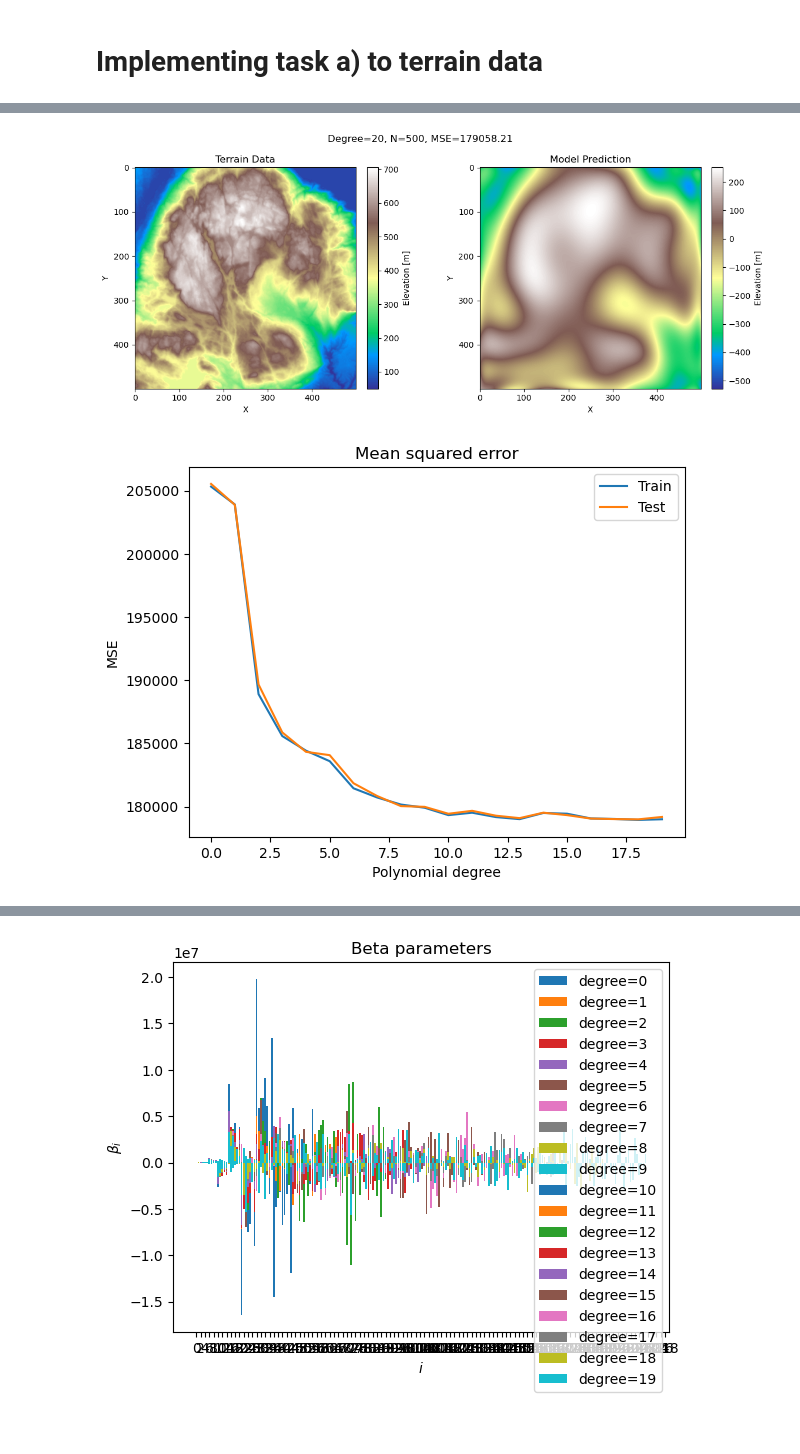
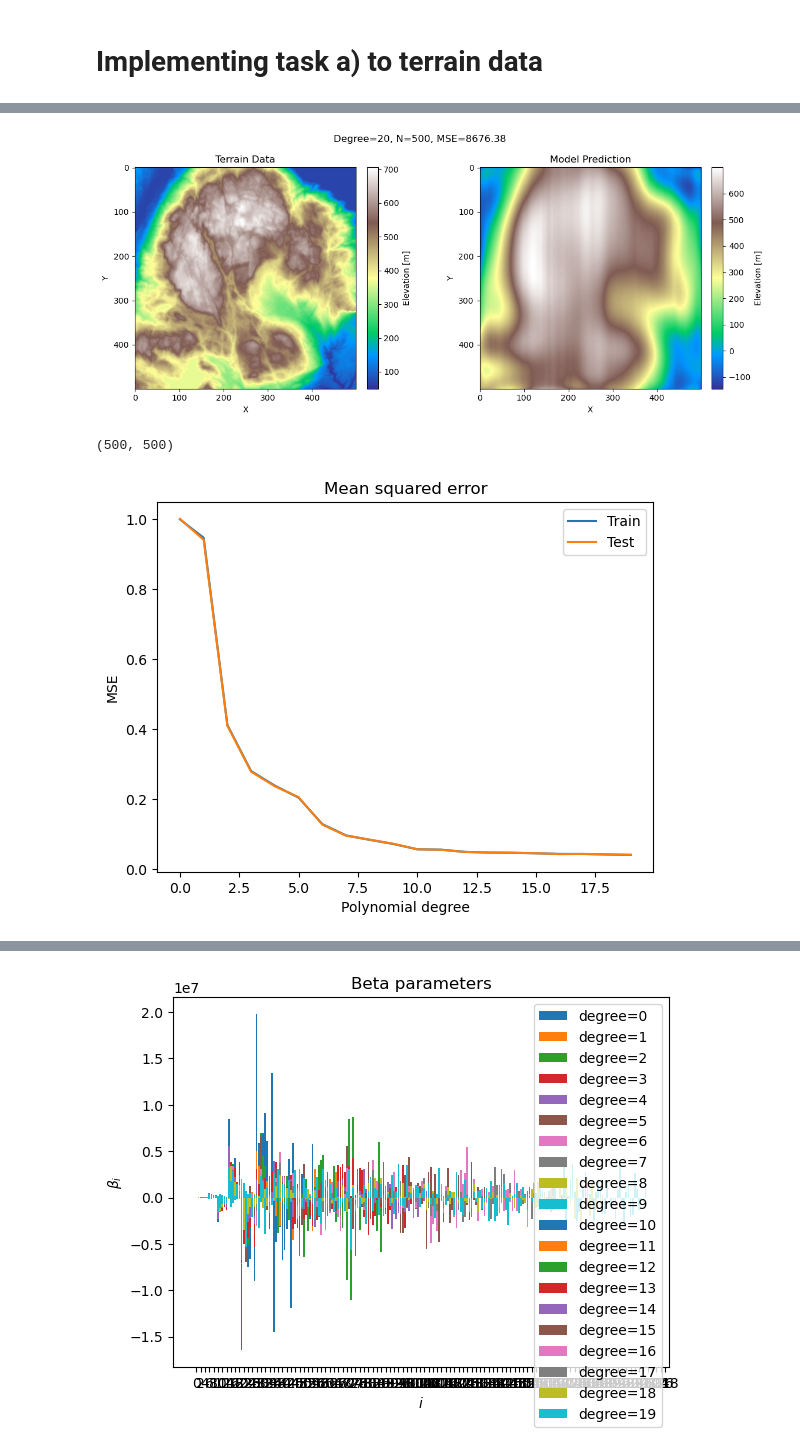
Before and after one commit to LassePladsen/FYS-STK3155-projects, a Jupyter notebook: project1/source_code/part_g_real_data.ipynb, the cells around one changed output, grey strips where cells are left out. Drawn from its saved outputs; the diff is of its cells as text; code cells hidden in the pictures.

```diff
--- a/project1/source_code/part_g_real_data.ipynb
+++ b/project1/source_code/part_g_real_data.ipynb
@@ -97,23 +97,32 @@ for degree in degrees:
     X = polynomial_model.fit_transform(features)
 
     # Split in training and test data up to the given degree
-    X_train, X_test, z_train, z_test = train_test_split(X, z_flat, test_size=0.3)
+    X_train, X_test, z_train, z_test = train_test_split(X, z_flat, test_size=0.2)
 
-    # Scale data
+    # Scale design matrix data
     scaler.fit(X_train)
     X_train_scaled = scaler.transform(X_train)
     X_test_scaled = scaler.transform(X_test)
 
+    # Scale z data
+    z_train = z_train.reshape((z_train.size, 1))
+    z_test = z_test.reshape((z_test.size, 1))
+
+    scaler.fit(z_train)
+    z_train_scaled = scaler.transform(z_train)
+    z_test_scaled = scaler.transform(z_test)
+
     # Ordinary least squares linear regression
-    beta = np.linalg.pinv(X_train_scaled.T @ X_train_scaled) @ X_train_scaled.T @ z_train
+    beta = np.linalg.pinv(X_train_scaled.T @ X_train_scaled) @ X_train_scaled.T @ z_train_scaled
     z_tilde = X_train_scaled @ beta
     z_predict = X_test_scaled @ beta
 
     # Store beta value for plotting
     beta_arr.append(beta)
 
+
     # Store the MSE and R2 values
-    train_mse[degree] = MSE(z_train, z_tilde)
-    test_mse[degree] = MSE(z_test, z_predict)
-    train_r2[degree] = R2_score(z_train, z_tilde)
-    test_r2[degree] = R2_score(z_test, z_predict)
+    train_mse[degree] = MSE(z_train_scaled, z_tilde)
+    test_mse[degree] = MSE(z_test_scaled, z_predict)
+    train_r2[degree] = R2_score(z_train_scaled, z_tilde)
+    test_r2[degree] = R2_score(z_test_scaled, z_predict)
@@ -128,6 +212,9 @@ x_pred_flat = x_pred.flatten()
 y_pred_flat = y_pred.flatten()
 features_pred = np.column_stack((x_pred_flat, y_pred_flat))
 X_pred = polynomial_model.transform(features_pred)
+
+# Scale design matrix data
+scaler.fit(X_pred)
 X_pred_scaled = scaler.transform(X_pred)
 
 # Applying our calculated beta to the meshgrid.
@@ -140,44 +227,54 @@ z_pred = z_pred.reshape(z.shape)
 # Set a common colormap for both plots
 COLORMAP = "terrain"  # color map for countour plots
 
-# MSE between real terrain data and our model
-MSE_model_fit = MSE(z.flatten(), z_pred.flatten())
 
 # Create a figure with two subplots
 fig, axs = plt.subplots(1, 2, figsize=(12, 5))
-fig.suptitle(f"Degree={maxdegree}, {N=}, MSE={np.round(MSE_model_fit,2)}")
+
 
 # Keyword arguments to fit colorbar height to the plots
 frac = 0.046
 pad = 0.04
 
 # Plot the original terrain data on the left subplot
 axs[0].set_title('Terrain Data')
 im1 = axs[0].imshow(z, cmap=COLORMAP, origin='upper')
 axs[0].set_xlabel('X')
 axs[0].set_ylabel('Y')
 axs[0].set_aspect('equal')  # Set aspect ratio to equal
 fig.colorbar(im1, ax=axs[0], label="Elevation [m]", fraction=frac, pad=pad)
 
 # Plot the predicted terrain on the right subplot
 axs[1].set_title('Model Prediction')
-im2 = axs[1].imshow(z_pred, cmap=COLORMAP, origin='upper')
+
+scaler.fit(z)
+z_pred_inv = scaler.inverse_transform(z_pred)
+
+# MSE between real terrain data and our model
+MSE_model_fit = MSE(z.flatten(), z_pred_inv.flatten())
+
+im2 = axs[1].imshow(z_pred_inv, cmap=COLORMAP, origin='upper')
 axs[1].set_xlabel('X')
 axs[1].set_ylabel('Y')
 axs[1].set_aspect('equal')  # Set aspect ratio to equal
 fig.colorbar(im2, ax=axs[1], label="Elevation [m]", fraction=frac, pad=pad)
-
+fig.suptitle(f"Degree={maxdegree}, {N=}, MSE={np.round(MSE_model_fit,2)}")
 # Adjust spacing between subplots
 plt.tight_layout()
-plt.savefig(FIGURES_DIR / "part_g_task_a.png")
+#plt.savefig(FIGURES_DIR / "part_g_task_a.png")
 # Show the figure with both subplots
 plt.show()
 # %% [output]
-[figure, old version]
+[figure, new version]
+# %%
+z.shape
+# %% [output]
+(500, 500)
 # %%
 # Plot the MSE as function of poly. degree
 plt.figure()
 plt.plot(degrees, train_mse, label="Train")
+
 plt.plot(degrees, test_mse, label="Test")
 plt.legend()
 plt.title("Mean squared error")
@@ -185,7 +282,7 @@ plt.xlabel("Polynomial degree")
 plt.ylabel("MSE")
 plt.savefig(FIGURES_DIR / "part_g_task_a_MSE.png")
 # %% [output]
-[figure, old version]
+[figure, new version]
 # %%
 # Plot R2 scores as function of poly. degree
 plt.figure()
```
Also changed, not shown: parts of 4 cells of this notebook, 4 other files.
